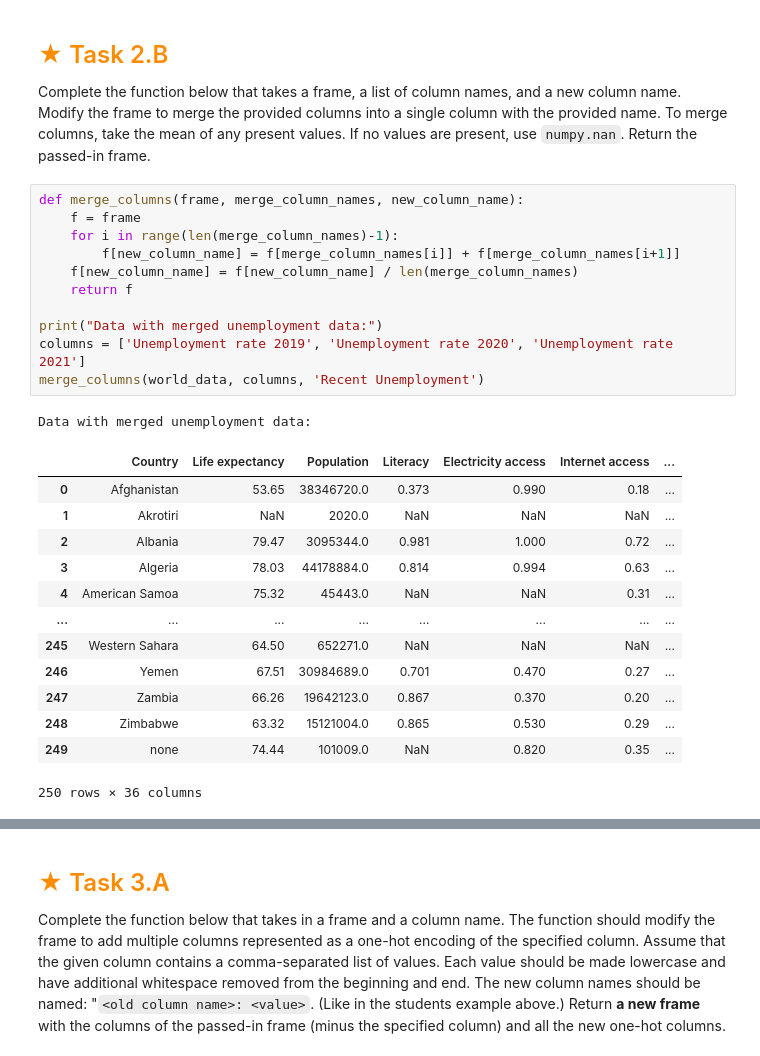
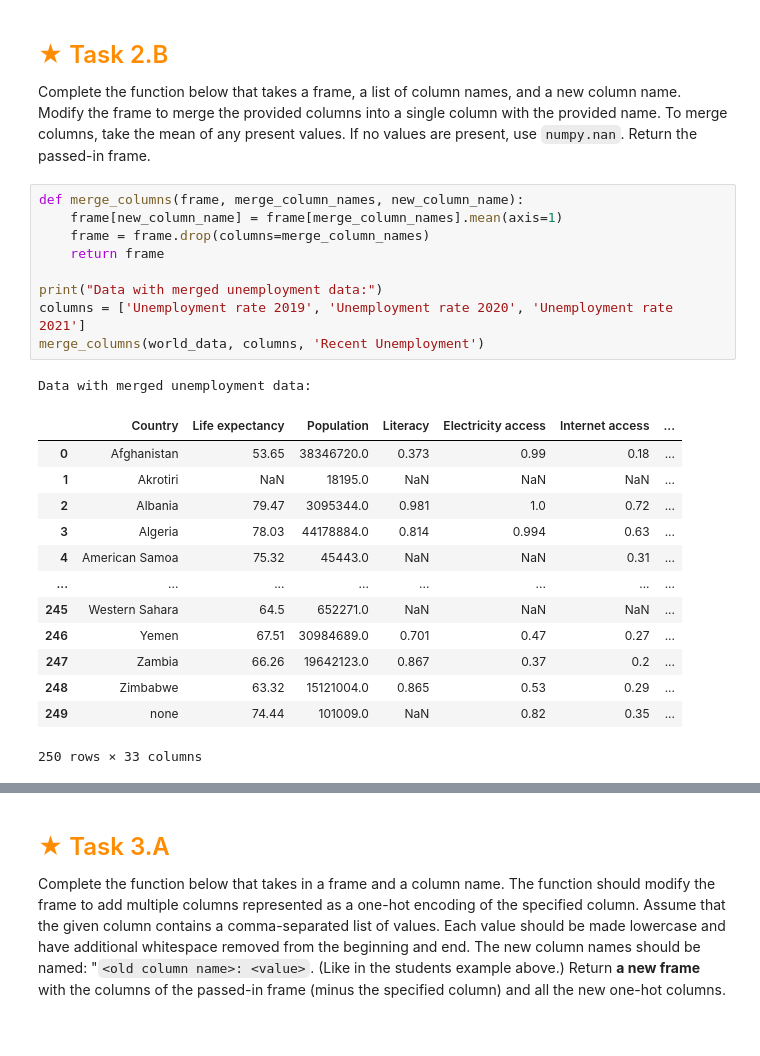
Before and after one commit to Stanley665/HO3, a Jupyter notebook: assignment.ipynb, the cells around one changed output, grey strips where cells are left out. Saved outputs shown, nothing was run; the diff lists cells and outputs as text.

```diff
--- a/assignment.ipynb
+++ b/assignment.ipynb
@@ -441,30 +457,28 @@ If no values are present, use `numpy.nan`.
 Return the passed-in frame.
 # %%
 def merge_columns(frame, merge_column_names, new_column_name):
-    f = frame
-    for i in range(len(merge_column_names)-1):
-        f[new_column_name] = f[merge_column_names[i]] + f[merge_column_names[i+1]]
-    f[new_column_name] = f[new_column_name] / len(merge_column_names)
-    return f
+    frame[new_column_name] = frame[merge_column_names].mean(axis=1)
+    frame = frame.drop(columns=merge_column_names)
+    return frame
 
 print("Data with merged unemployment data:")
 columns = ['Unemployment rate 2019', 'Unemployment rate 2020', 'Unemployment rate 2021']
 merge_columns(world_data, columns, 'Recent Unemployment')
 # %% [output]
 Data with merged unemployment data:
 |  | Country | Life expectancy | Population | Literacy | Electricity access | Internet access | ... |
-| 0 | Afghanistan | 53.65 | 38346720.0 | 0.373 | 0.990 | 0.18 | ... |
-| 1 | Akrotiri | NaN | 2020.0 | NaN | NaN | NaN | ... |
-| 2 | Albania | 79.47 | 3095344.0 | 0.981 | 1.000 | 0.72 | ... |
+| 0 | Afghanistan | 53.65 | 38346720.0 | 0.373 | 0.99 | 0.18 | ... |
+| 1 | Akrotiri | NaN | 18195.0 | NaN | NaN | NaN | ... |
+| 2 | Albania | 79.47 | 3095344.0 | 0.981 | 1.0 | 0.72 | ... |
 | 3 | Algeria | 78.03 | 44178884.0 | 0.814 | 0.994 | 0.63 | ... |
 | 4 | American Samoa | 75.32 | 45443.0 | NaN | NaN | 0.31 | ... |
 | ... | ... | ... | ... | ... | ... | ... | ... |
-| 245 | Western Sahara | 64.50 | 652271.0 | NaN | NaN | NaN | ... |
-| 246 | Yemen | 67.51 | 30984689.0 | 0.701 | 0.470 | 0.27 | ... |
-| 247 | Zambia | 66.26 | 19642123.0 | 0.867 | 0.370 | 0.20 | ... |
-| 248 | Zimbabwe | 63.32 | 15121004.0 | 0.865 | 0.530 | 0.29 | ... |
-| 249 | none | 74.44 | 101009.0 | NaN | 0.820 | 0.35 | ... |
+| 245 | Western Sahara | 64.5 | 652271.0 | NaN | NaN | NaN | ... |
+| 246 | Yemen | 67.51 | 30984689.0 | 0.701 | 0.47 | 0.27 | ... |
+| 247 | Zambia | 66.26 | 19642123.0 | 0.867 | 0.37 | 0.2 | ... |
+| 248 | Zimbabwe | 63.32 | 15121004.0 | 0.865 | 0.53 | 0.29 | ... |
+| 249 | none | 74.44 | 101009.0 | NaN | 0.82 | 0.35 | ... |
-250 rows × 36 columns
+250 rows × 33 columns
 # %% [markdown]
 ## Part 3: Encoding Data
 
```
Also changed, not shown: parts of 10 cells of this notebook.
